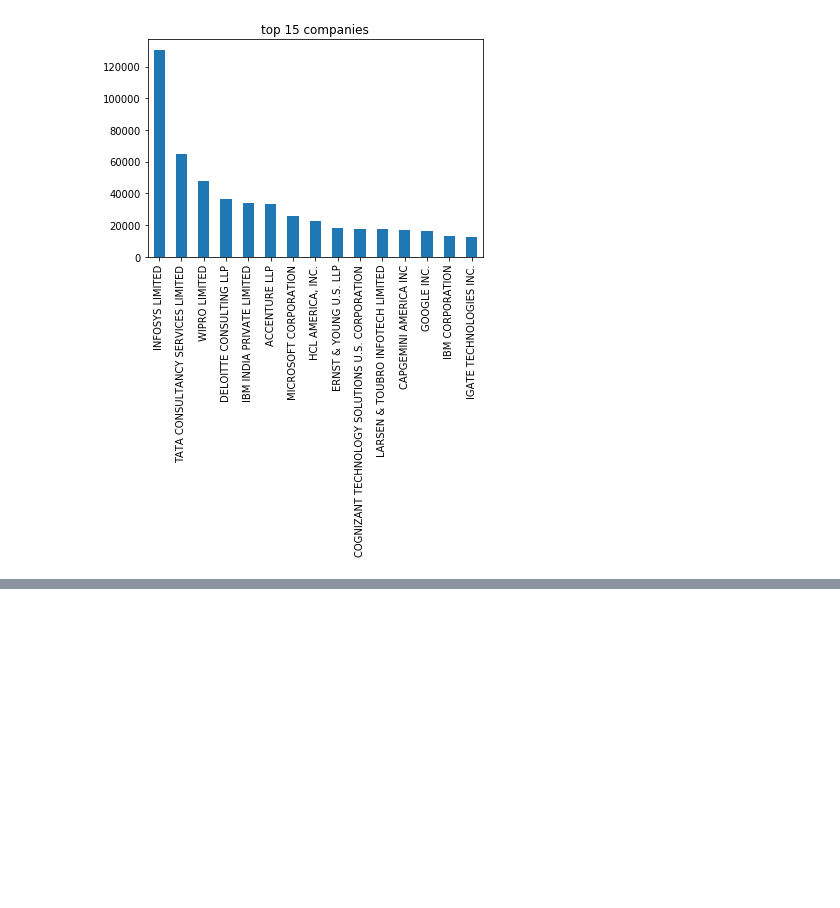
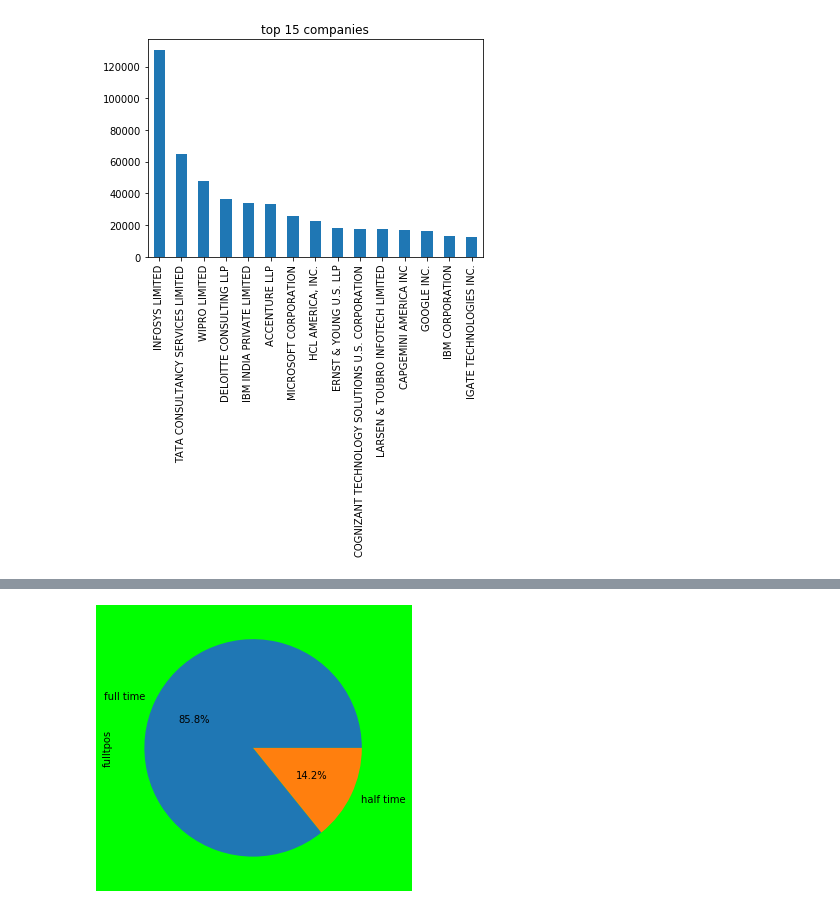
Before and after one commit to ajayyadav1998/Python-9am, a Jupyter notebook: Data Science/H1b visa Dataset work.ipynb, the cells around one changed output, grey strips where cells are left out. Saved outputs shown, nothing was run; the diff lists cells and outputs as text; code cells hidden in the pictures; blank space fills up the shorter version.

```diff
--- a/Data Science/H1b visa Dataset work.ipynb
+++ b/Data Science/H1b visa Dataset work.ipynb
@@ -111,0 +159,9 @@ Name: case_status, dtype: int64
+# %%
+df.drop('lon',axis=1,inplace=True)
+df.drop('lat',axis=1,inplace=True)
+# %%
+plt.figure(figsize=(10,5),facecolor='lime')
+df.fulltpos.value_counts().plot(kind='pie',autopct='%.1f%%',labels=['full time','half time'])
+plt.show()
+# %% [output]
+[figure, added]
```
Also changed, not shown: parts of 10 cells of this notebook.
